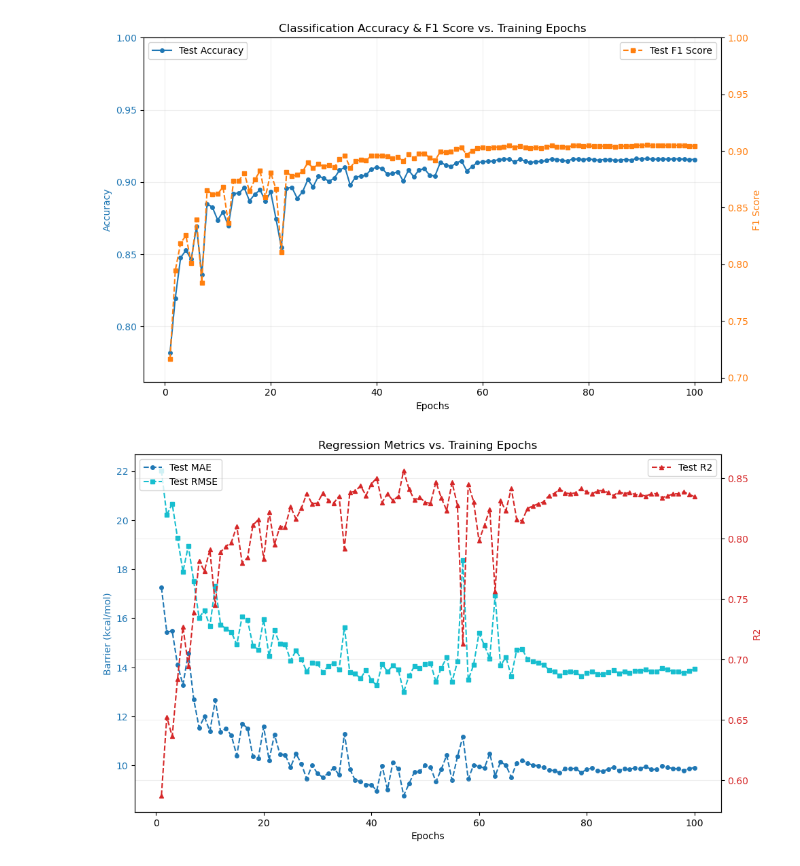
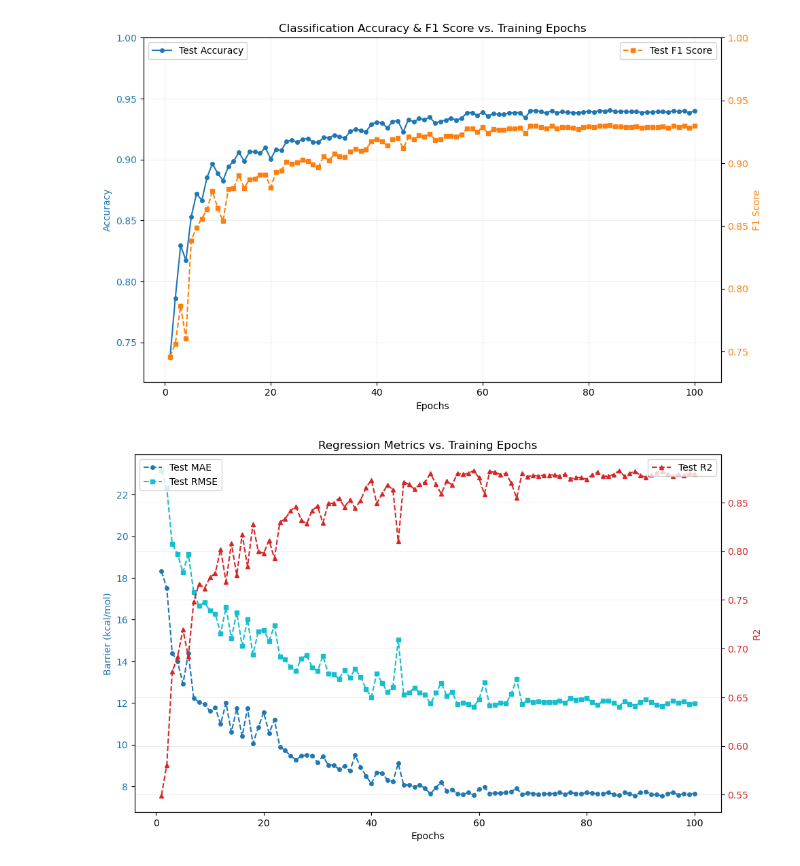
Before and after one commit to SixuanMi/Uni-Reaction-Release, a Jupyter notebook: check_train_log.ipynb, the cells around one changed output. Cells and saved outputs as stored; diff of their text form; code cells hidden in the pictures.

```diff
--- a/check_train_log.ipynb
+++ b/check_train_log.ipynb
@@ -6,7 +6,8 @@ import matplotlib.pyplot as plt
 
 # 日志文件路径（保持你的原始路径）
 # log_file = './t1x_dim64_h8_n3_do0.2_w20_lrf0.8_lrp10_lr1e-3_ep200_bs128_ns0.2_lh4_fixed_lbd5e-3_focalloss2.0/1762264378.0235028/log.json'
-log_file = './t1x_dim128_h8_n3_do0.2_w20_lrf0.5_lrp5_lr1e-3_ep100_bs128_ns0.2_lh4_fixed_lbd5e-3_focalloss2.0/1762322838.549689/log.json'
+# log_file = './DFT/t1x_dim128_h8_n3_do0.2_w20_lrf0.7_lrp5_lr1e-3_ep100_bs128_ns0.2_lh4_fixed_lbd5e-3_focalloss2.0/1763536170.2708519/log.json'
+log_file = '/inspire/hdd/project/chemicalreaction/misixuan-CZXS24220243/sii/MyWork/atomic_foundation/Uni-Reaction-Release/DFT/t1x_dim128_h8_n3_do0.2_w20_lrf0.5_lrp5_lr5e-4_ep100_bs128_ns0.2_lh4_fixed_lbd5e-3_focalloss2.0/1763538855.794973/log.json'
 
 # 读取日志文件
 with open(log_file, 'r') as f:
@@ -132,5 +133,5 @@ plt.show()
-[figure, old version]
+[figure, new version]
-[figure, old version]
+[figure, new version]
 # %%
 import json
 import matplotlib.pyplot as plt
```
Also changed, not shown: parts of 2 cells of this notebook, 17 other files.
